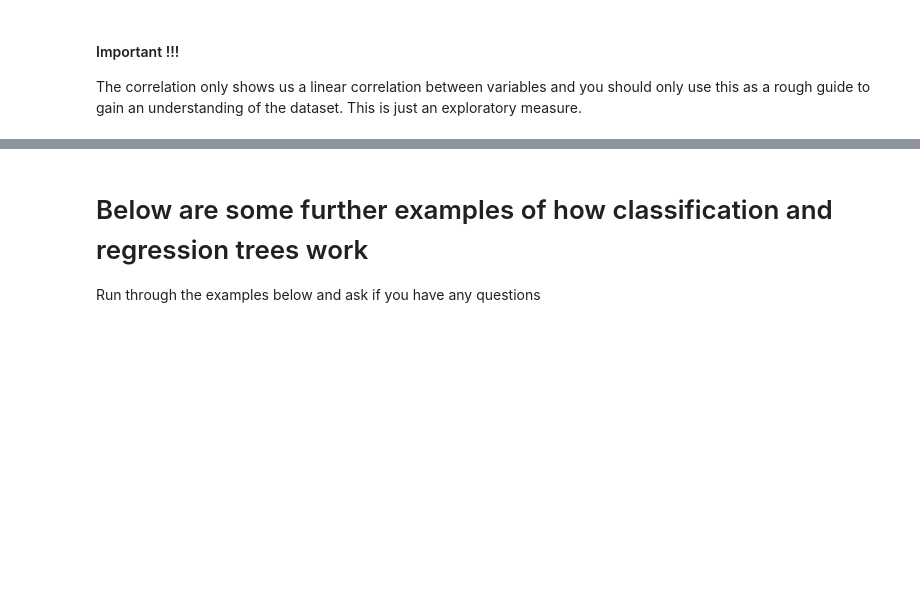
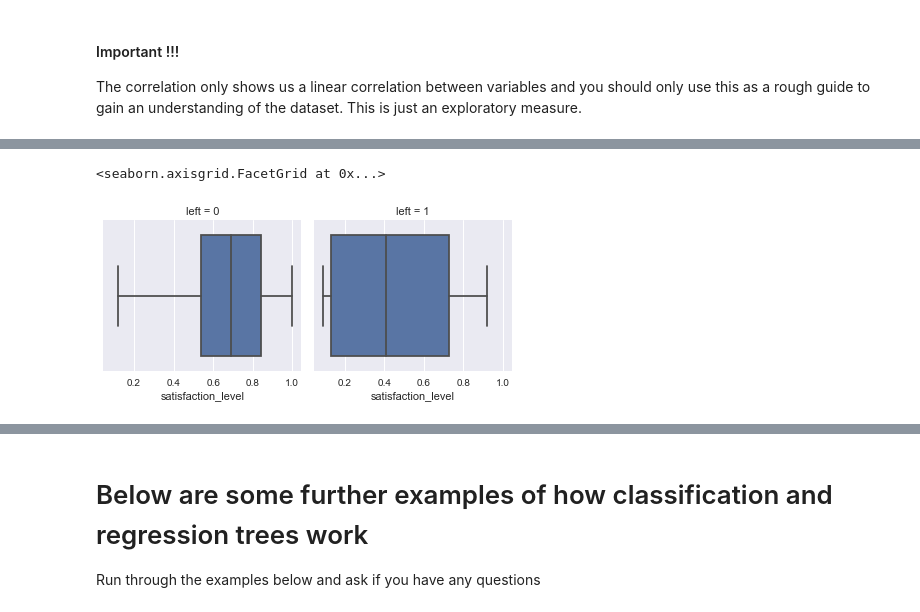
Before and after one commit to mikaelasquirchuk/DAT8SYD, a Jupyter notebook: labs/Week 6 Lesson 1 - Decision Trees/Week 6 - Decision Trees.ipynb, the cells around one changed output, grey strips where cells are left out. Cells and saved outputs as stored; diff of their text form; code cells hidden in the pictures; blank space fills up the shorter version.

```diff
--- a/labs/Week 6 Lesson 1 - Decision Trees/Week 6 - Decision Trees.ipynb
+++ b/labs/Week 6 Lesson 1 - Decision Trees/Week 6 - Decision Trees.ipynb
@@ -80,6 +143,9 @@ sns.barplot(x='sales', y = 'left', data = hr_data)
 # %%
 #Boxplot of satisfaction level
-g = sns.FacetGrid(data, col = 'left')
+g = sns.FacetGrid(hr_data, col = 'left')
 g.map(sns.boxplot, 'satisfaction_level')
+# %% [output]
+<seaborn.axisgrid.FacetGrid at 0x...>
+[figure, added]
 # %%
 #Boxplot of last evaluation
```
Also changed, not shown: parts of 34 cells of this notebook, 4 other files.
